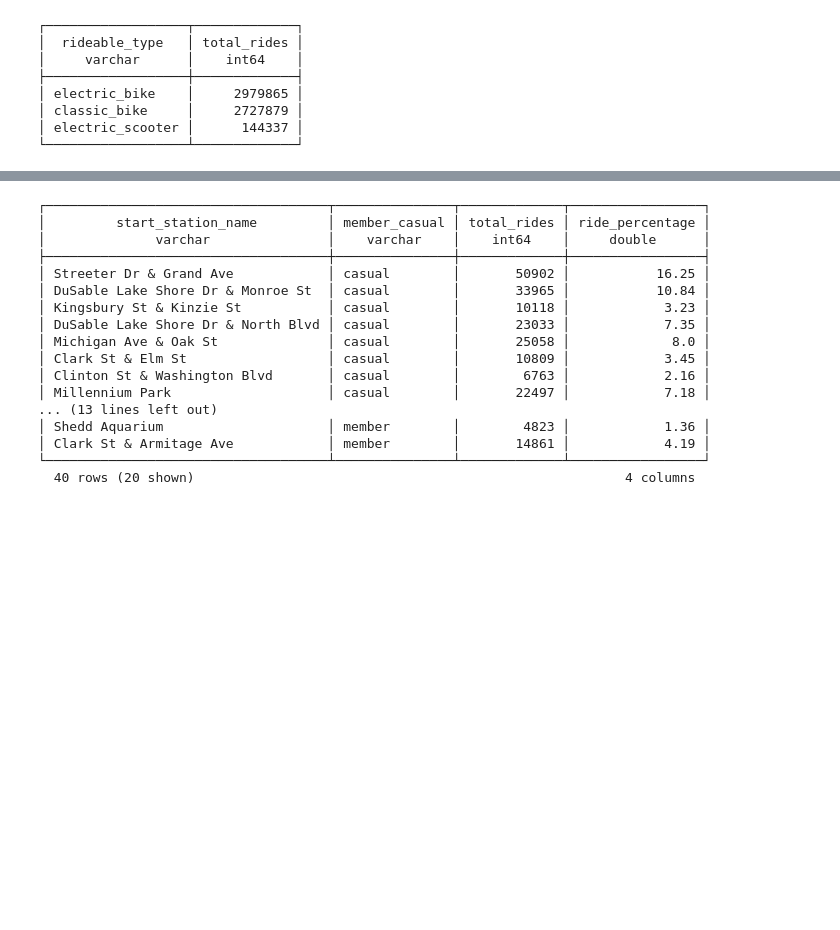
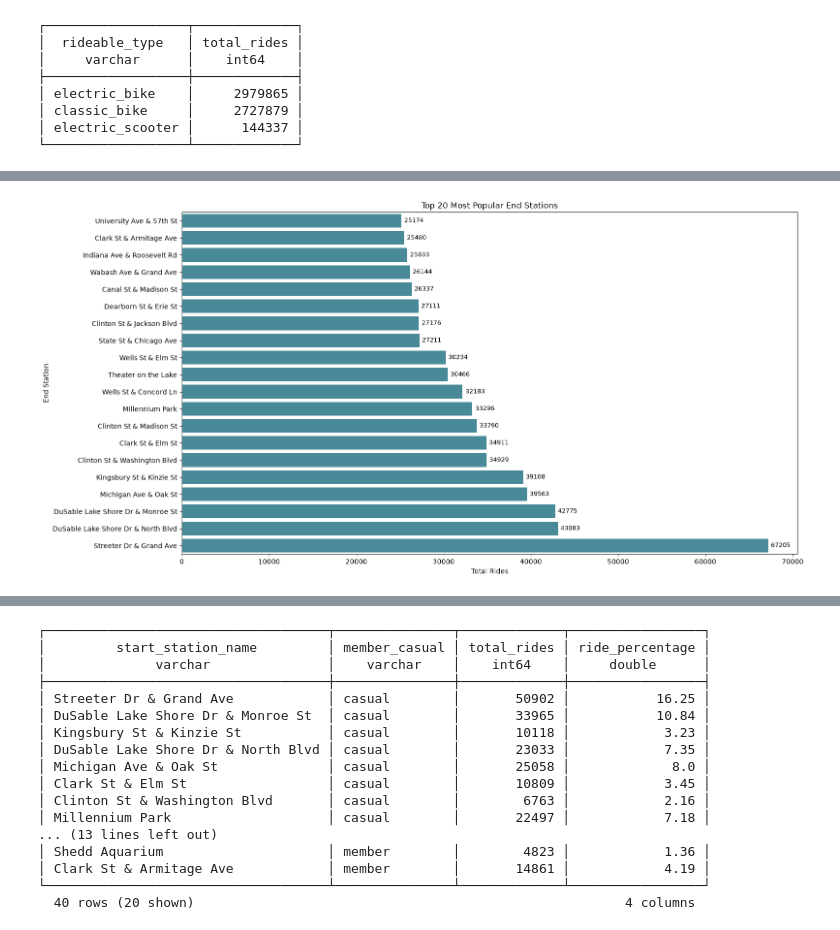
Before and after one commit to Cyberoctane29/Cyclistic-Bike-Share--Analyzing-Rider-Behavior, a Jupyter notebook: Cyclistic_Bike_Share_Member_vs_Casual_Rider_Behavior_Analysis.ipynb, the cells around one changed output, grey strips where cells are left out. Cells and saved outputs as stored; diff of their text form; code cells hidden in the pictures; blank space fills up the shorter version.

```diff
--- a/Cyclistic_Bike_Share_Member_vs_Casual_Rider_Behavior_Analysis.ipynb
+++ b/Cyclistic_Bike_Share_Member_vs_Casual_Rider_Behavior_Analysis.ipynb
@@ -3762,5 +3990,5 @@ LIMIT 20;
 # %%
-con.sql("""
+end_station_df = con.sql("""
 SELECT
 
     end_station_name,
@@ -3780,5 +4008,7 @@ ORDER BY
     total_rides DESC
 
 LIMIT 20;
-""")
+""").df()
+
+end_station_df
 # %% [output]
@@ -3801,0 +4032,28 @@ LIMIT 20;
+# %%
+plt.figure(figsize=(16, 8))
+
+ax = sns.barplot(
+    data=end_station_df,
+    x="total_rides",
+    y="end_station_name",
+    color="#3C92A6"
+)
+
+for container in ax.containers:
+    ax.bar_label(
+        container,
+        fmt="%.0f",
+        padding=4,
+        fontsize=9
+    )
+
+ax.invert_yaxis()
+
+plt.title("Top 20 Most Popular End Stations")
+plt.xlabel("Total Rides")
+plt.ylabel("End Station")
+
+plt.tight_layout()
+plt.show()
+# %% [output]
+[figure, added]
```
Also changed, not shown: parts of 103 cells of this notebook.
